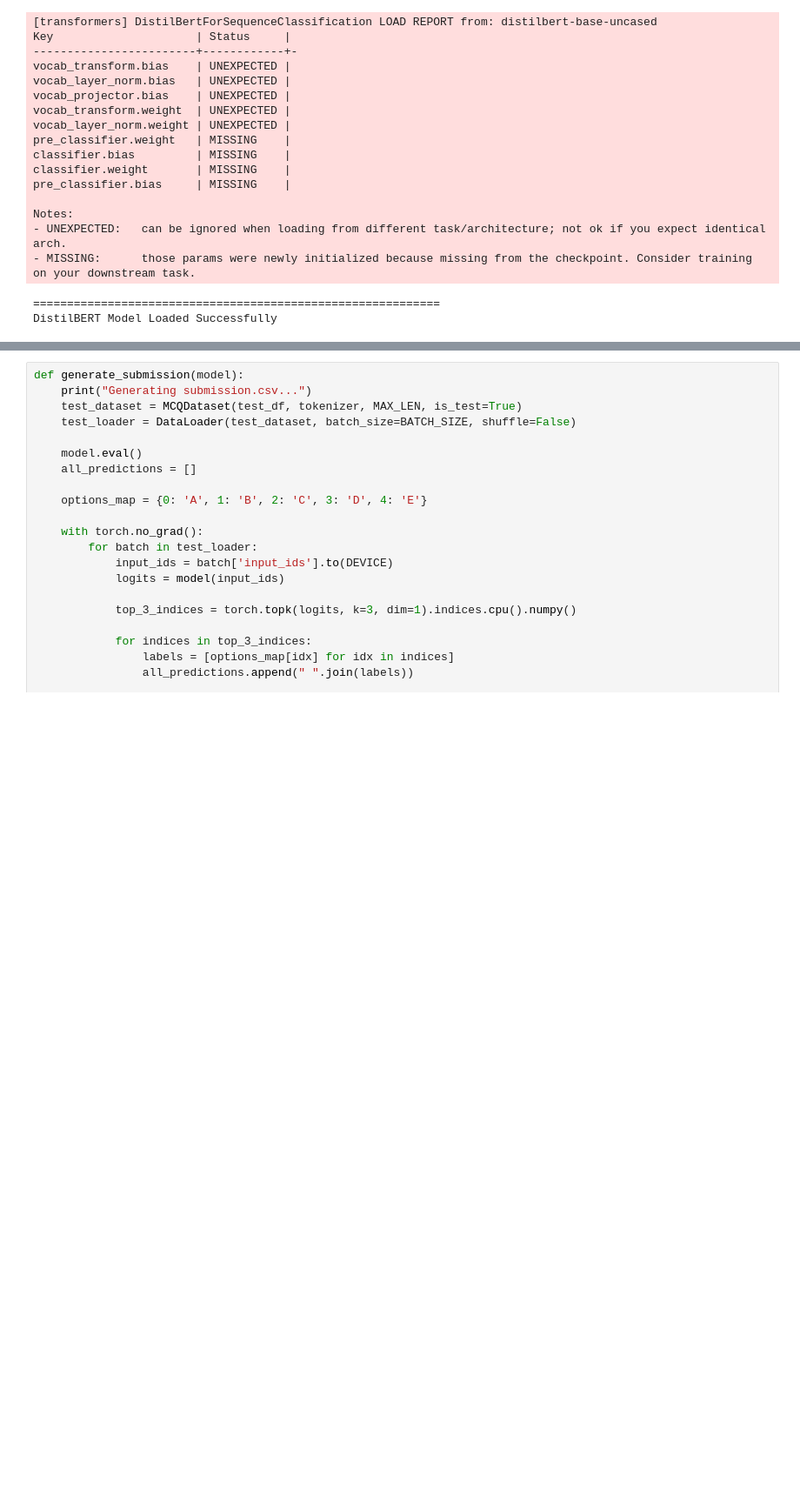
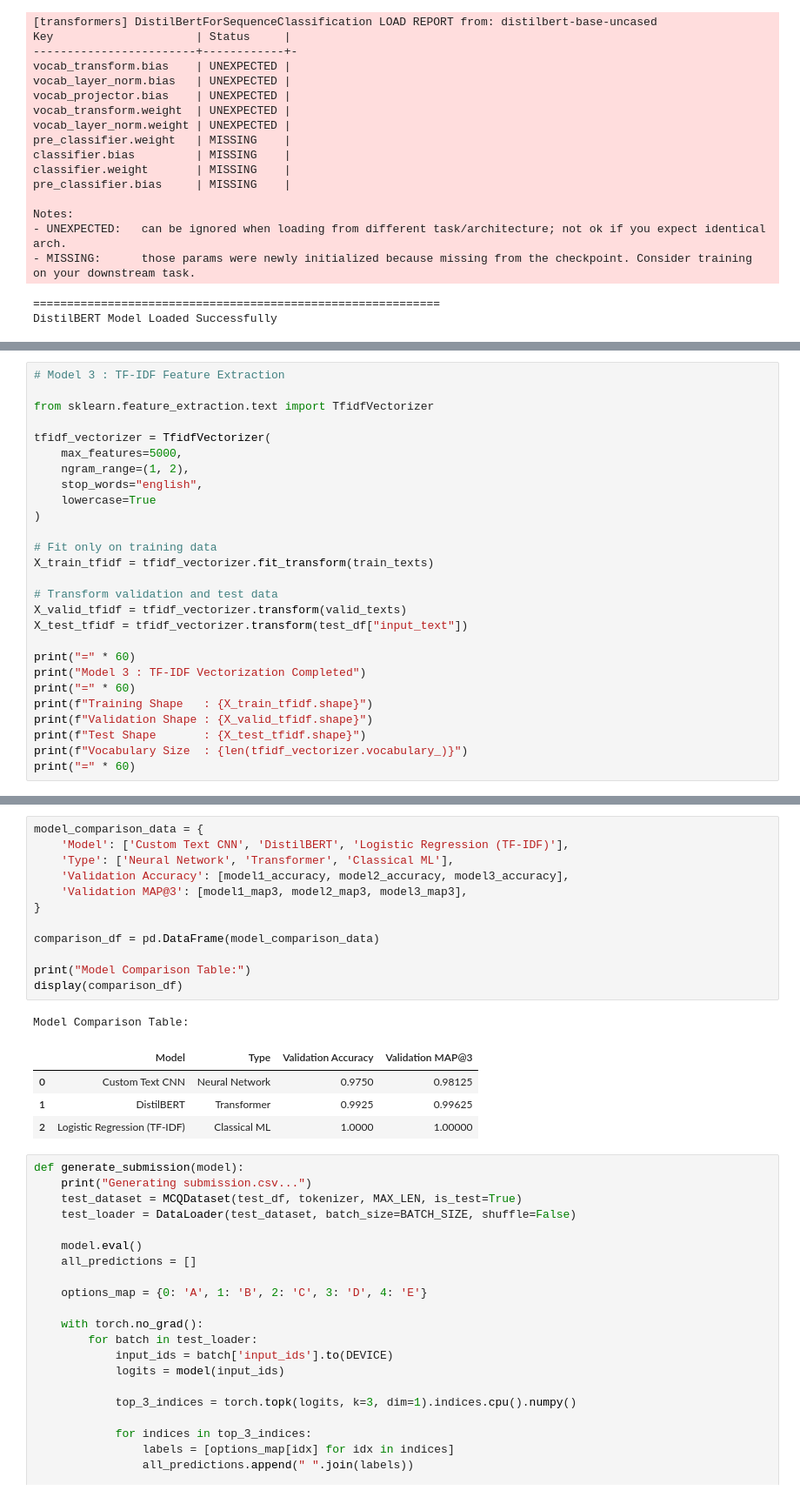
Before and after one commit to rajeevpatel090/dl-23f3002112-notebook-t22026, a Jupyter notebook: notebooks/dl-23f3002112-notebook-t22026.ipynb, the cells around one changed output, grey strips where cells are left out. Shown at 87% size. Cells and saved outputs as stored; diff of their text form; blank space fills up the shorter version.

```diff
--- a/notebooks/dl-23f3002112-notebook-t22026.ipynb
+++ b/notebooks/dl-23f3002112-notebook-t22026.ipynb
@@ -1028,0 +1179,27 @@ DistilBERT Model Loaded Successfully
+# %%
+# Model 3 : TF-IDF Feature Extraction
+
+from sklearn.feature_extraction.text import TfidfVectorizer
+
+tfidf_vectorizer = TfidfVectorizer(
+    max_features=5000,
+    ngram_range=(1, 2),
+    stop_words="english",
+    lowercase=True
+)
+
+# Fit only on training data
+X_train_tfidf = tfidf_vectorizer.fit_transform(train_texts)
+
+# Transform validation and test data
+X_valid_tfidf = tfidf_vectorizer.transform(valid_texts)
+X_test_tfidf = tfidf_vectorizer.transform(test_df["input_text"])
+
+print("=" * 60)
+print("Model 3 : TF-IDF Vectorization Completed")
+print("=" * 60)
+print(f"Training Shape   : {X_train_tfidf.shape}")
+print(f"Validation Shape : {X_valid_tfidf.shape}")
+print(f"Test Shape       : {X_test_tfidf.shape}")
+print(f"Vocabulary Size  : {len(tfidf_vectorizer.vocabulary_)}")
+print("=" * 60)
@@ -1029,3 +1308,21 @@ DistilBERT Model Loaded Successfully
+# %%
+model_comparison_data = {
+    'Model': ['Custom Text CNN', 'DistilBERT', 'Logistic Regression (TF-IDF)'],
+    'Type': ['Neural Network', 'Transformer', 'Classical ML'],
+    'Validation Accuracy': [model1_accuracy, model2_accuracy, model3_accuracy],
+    'Validation MAP@3': [model1_map3, model2_map3, model3_map3],
+}
+
+comparison_df = pd.DataFrame(model_comparison_data)
+
+print("Model Comparison Table:")
+display(comparison_df)
+# %% [output]
+Model Comparison Table:
+|  | Model | Type | Validation Accuracy | Validation MAP@3 |
+| 0 | Custom Text CNN | Neural Network | 0.9750 | 0.98125 |
+| 1 | DistilBERT | Transformer | 0.9925 | 0.99625 |
+| 2 | Logistic Regression (TF-IDF) | Classical ML | 1.0000 | 1.00000 |
 # %%
 def generate_submission(model):
     print("Generating submission.csv...")
```
Also changed, not shown: parts of 4 cells of this notebook.
